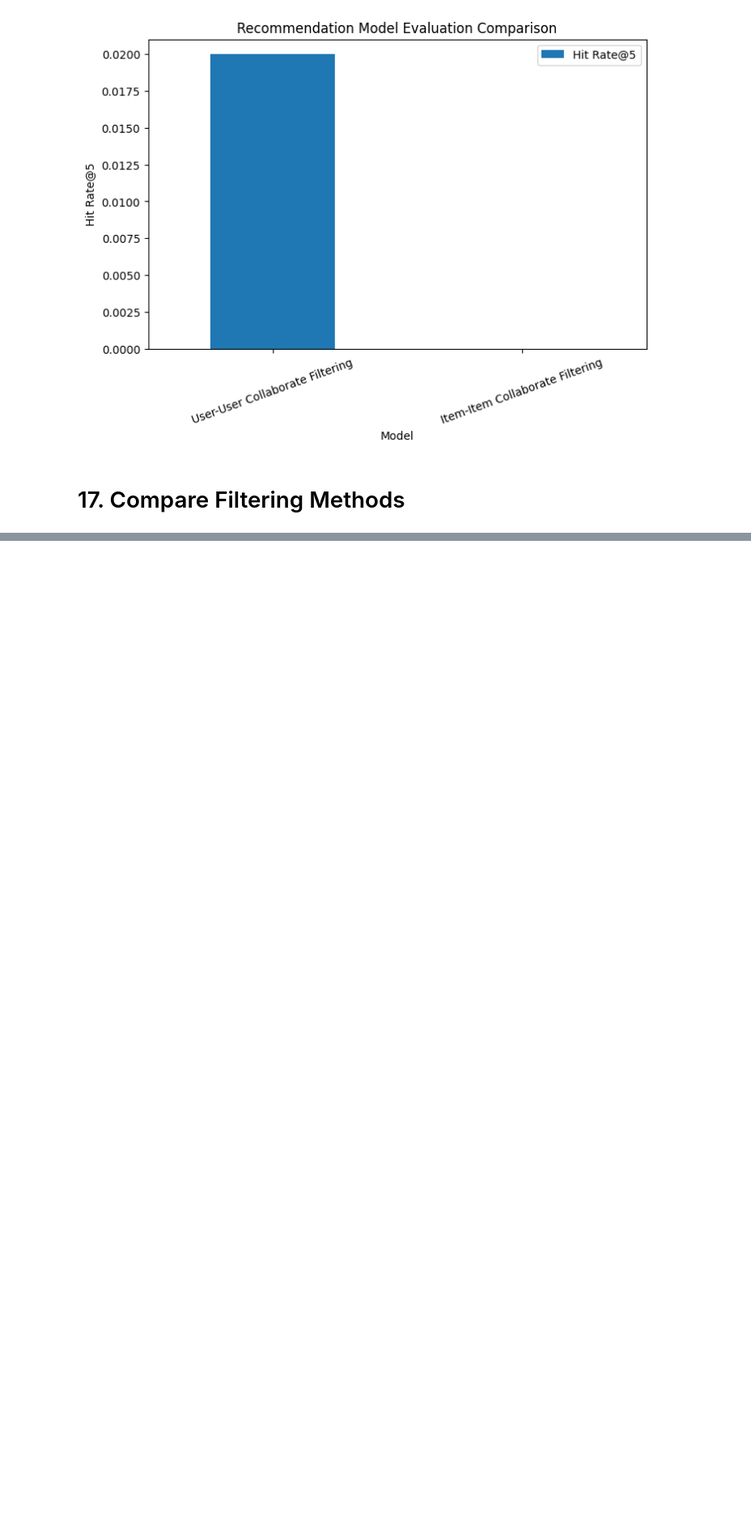
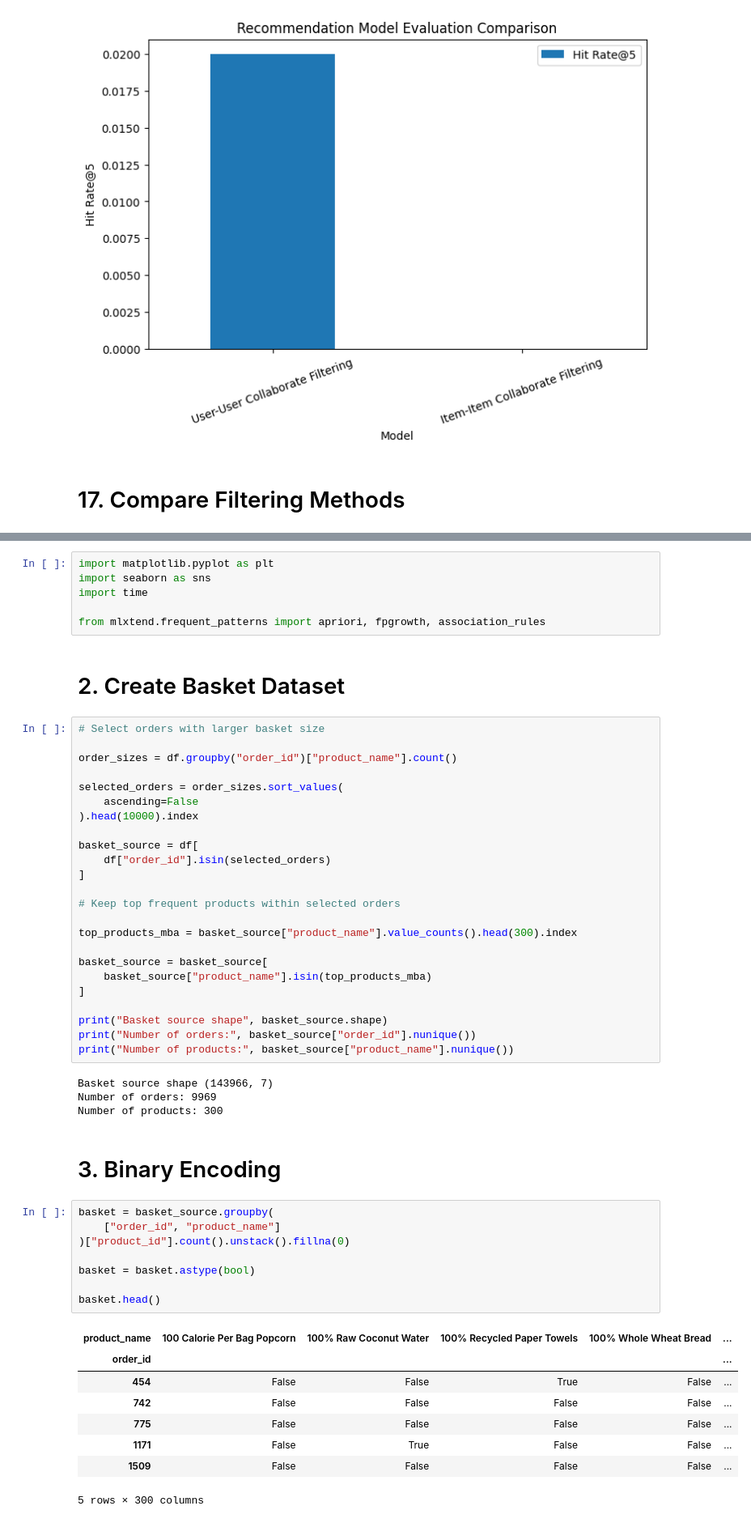
Before and after one commit to 2026089Hi/CA2-DV-ML, a Jupyter notebook: CA2 DV, ML.ipynb, the cells around one changed output, grey strips where cells are left out. Shown at 81% size. Saved outputs shown, nothing was run; the diff lists cells and outputs as text; blank space fills up the shorter version.

Commit message:
Creating Product Features

```diff
--- a/CA2 DV, ML.ipynb
+++ b/CA2 DV, ML.ipynb
@@ -678,0 +718,55 @@ plt.show()
+# %%
+import matplotlib.pyplot as plt
+import seaborn as sns
+import time
+
+from mlxtend.frequent_patterns import apriori, fpgrowth, association_rules
+# %% [markdown]
+# 2. Create Basket Dataset
+# %%
+# Select orders with larger basket size
+
+order_sizes = df.groupby("order_id")["product_name"].count()
+
+selected_orders = order_sizes.sort_values(
+    ascending=False
+).head(10000).index
+
+basket_source = df[
+    df["order_id"].isin(selected_orders)
+]
+
+# Keep top frequent products within selected orders
+
+top_products_mba = basket_source["product_name"].value_counts().head(300).index
+
+basket_source = basket_source[
+    basket_source["product_name"].isin(top_products_mba)
+]
+
+print("Basket source shape", basket_source.shape)
+print("Number of orders:", basket_source["order_id"].nunique())
+print("Number of products:", basket_source["product_name"].nunique())
+# %% [output]
+Basket source shape (143966, 7)
+Number of orders: 9969
+Number of products: 300
+# %% [markdown]
+# 3. Binary Encoding
+# %%
+basket = basket_source.groupby(
+    ["order_id", "product_name"]
+)["product_id"].count().unstack().fillna(0)
+
+basket = basket.astype(bool)
+
+basket.head()
+# %% [output]
+| product_name | 100 Calorie Per Bag Popcorn | 100% Raw Coconut Water | 100% Recycled Paper Towels | 100% Whole Wheat Bread | ... |
+| order_id |  |  |  |  | ... |
+| 454 | False | False | True | False | ... |
+| 742 | False | False | False | False | ... |
+| 775 | False | False | False | False | ... |
+| 1171 | False | True | False | False | ... |
+| 1509 | False | False | False | False | ... |
+5 rows × 300 columns
```
Also changed, not shown: parts of 6 cells of this notebook.
